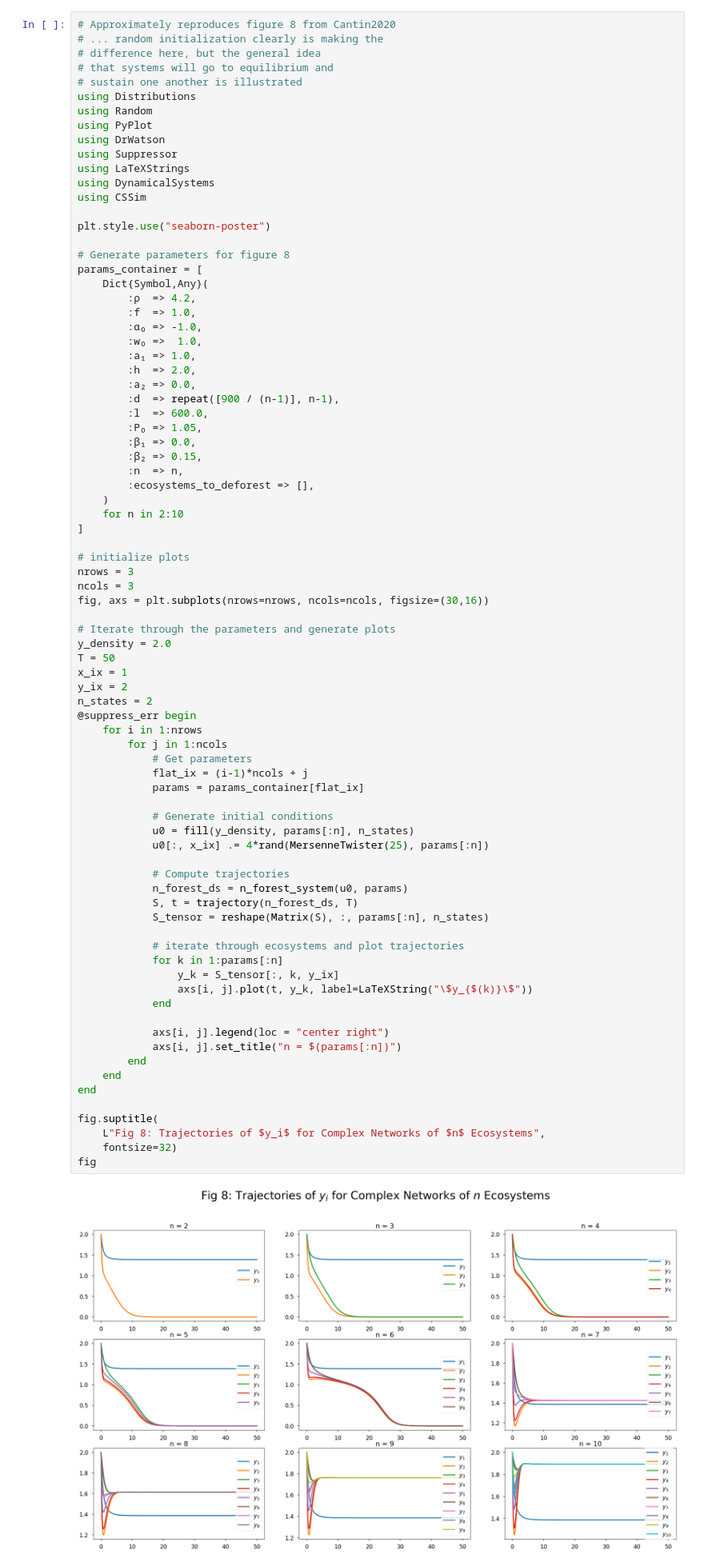
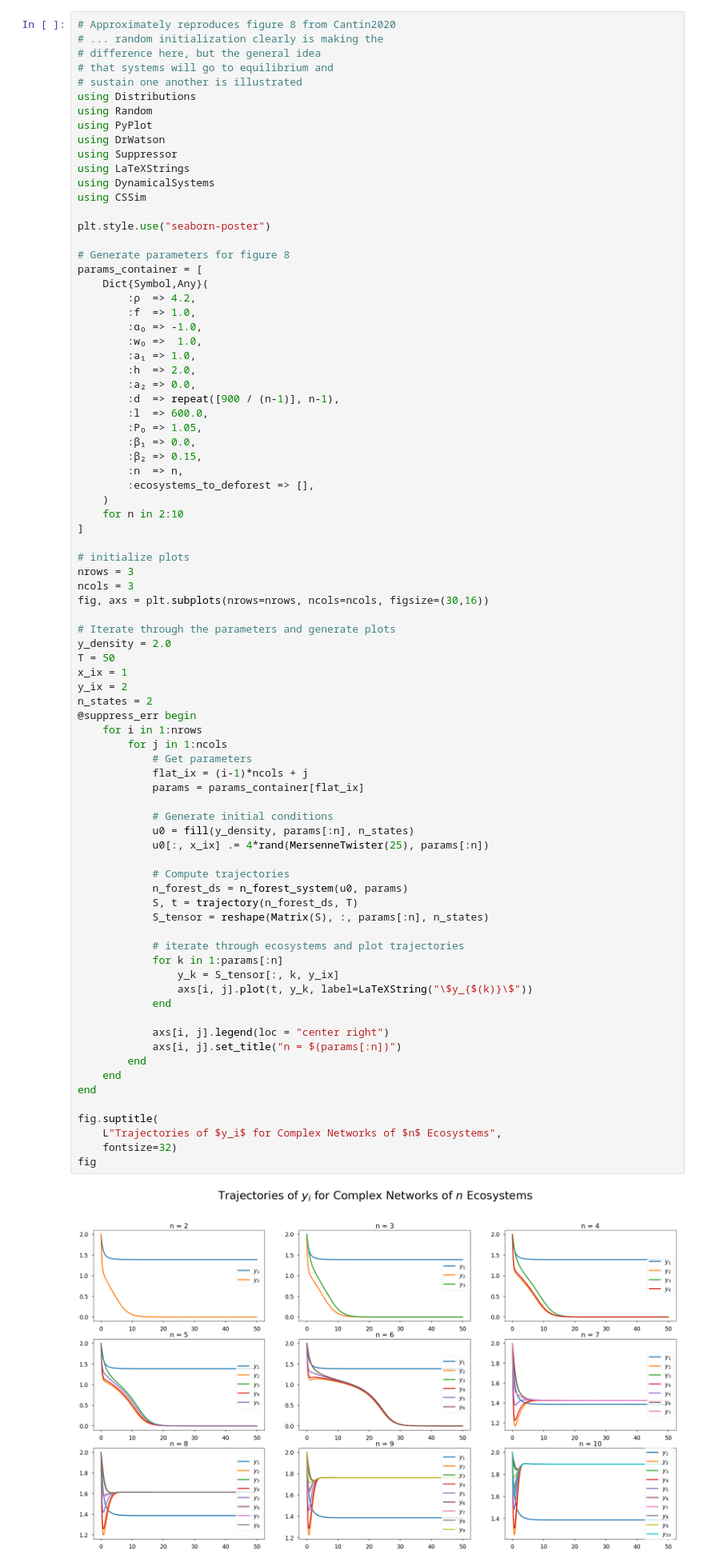
Before and after one commit to marcelvdla/CSSim, a Jupyter notebook: notebooks/jl_fig8.ipynb, the cells around one changed output. Shown at 80% size. Drawn from its saved outputs; the diff is of its cells as text.

```diff
--- a/notebooks/jl_fig8.ipynb
+++ b/notebooks/jl_fig8.ipynb
@@ -52,32 +52,32 @@ n_states = 2
         for j in 1:ncols
             # Get parameters
             flat_ix = (i-1)*ncols + j
             params = params_container[flat_ix]
 
             # Generate initial conditions
             u0 = fill(y_density, params[:n], n_states)
             u0[:, x_ix] .= 4*rand(MersenneTwister(25), params[:n])
 
             # Compute trajectories
             n_forest_ds = n_forest_system(u0, params)
             S, t = trajectory(n_forest_ds, T)
             S_tensor = reshape(Matrix(S), :, params[:n], n_states)
 
             # iterate through ecosystems and plot trajectories
             for k in 1:params[:n]
                 y_k = S_tensor[:, k, y_ix]
                 axs[i, j].plot(t, y_k, label=LaTeXString("\$y_{$(k)}\$"))
             end
 
             axs[i, j].legend(loc = "center right")
             axs[i, j].set_title("n = $(params[:n])")
         end
     end
 end
 
 fig.suptitle(
-    L"Fig 8: Trajectories of $y_i$ for Complex Networks of $n$ Ecosystems",
+    L"Trajectories of $y_i$ for Complex Networks of $n$ Ecosystems",
     fontsize=32)
 fig
 # %% [output]
-[figure, old version]
+[figure, new version]
```
Also changed, not shown: 5 other files.
